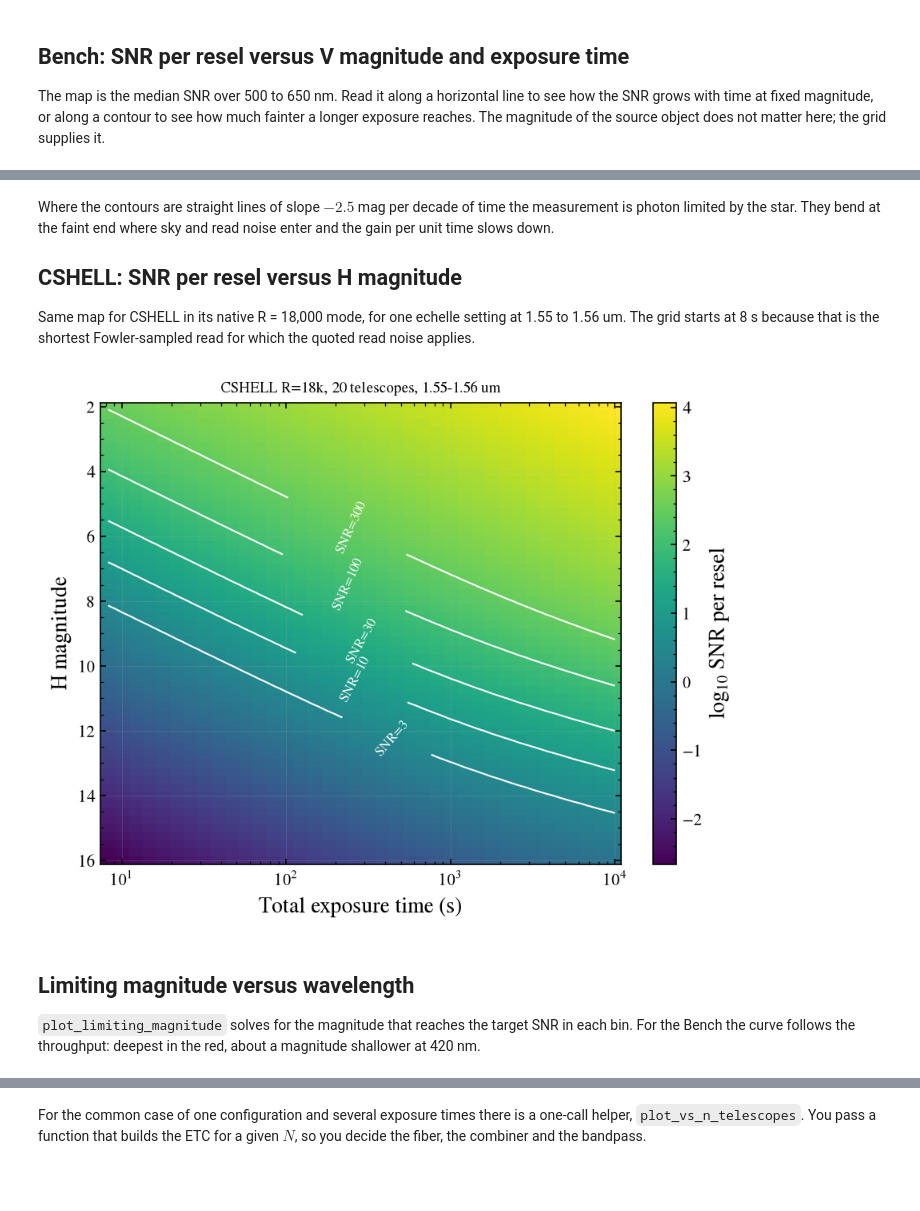
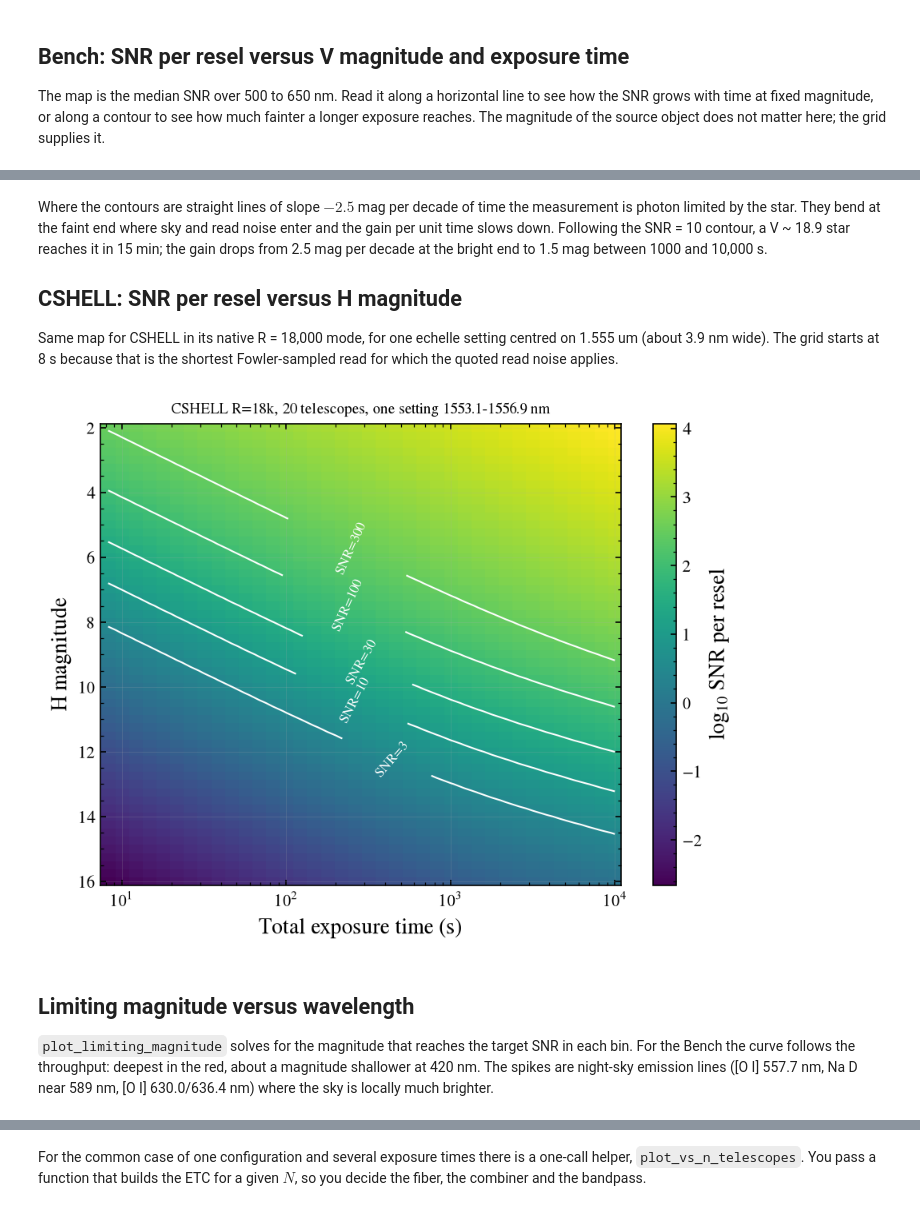
Before and after one commit to schmidt-observatories/lfast-etc, a Jupyter notebook: notebooks/02_sensitivity_maps_and_array_scaling.ipynb, the cells around one changed output, grey strips where cells are left out. Saved outputs shown, nothing was run; the diff lists cells and outputs as text; code cells hidden in the pictures; blank space fills up the shorter version.

```diff
--- a/notebooks/02_sensitivity_maps_and_array_scaling.ipynb
+++ b/notebooks/02_sensitivity_maps_and_array_scaling.ipynb
@@ -33,28 +34,33 @@ plot_snr_map(mags, exps, snr, band="V", title="Bench R~1800, 20 telescopes, medi
 # %% [markdown]
 Where the contours are straight lines of slope $-2.5$ mag per decade of time the measurement is
 photon limited by the star. They bend at the faint end where sky and read noise enter and the gain
-per unit time slows down.
+per unit time slows down. Following the SNR = 10 contour, a V ~ 18.9 star reaches it in 15 min; the
+gain drops from 2.5 mag per decade at the bright end to 1.5 mag between 1000 and 10,000 s.
 
 ## CSHELL: SNR per resel versus H magnitude
 
-Same map for CSHELL in its native R = 18,000 mode, for one echelle setting at 1.55 to 1.56 um.
+Same map for CSHELL in its native R = 18,000 mode, for one echelle setting centred on 1.555 um (about 3.9 nm wide).
 The grid starts at 8 s because that is the shortest Fowler-sampled read for which the quoted
 read noise applies.
 # %%
-cshell = LFASTETC("cshell_r18000", n_telescopes=20, wavelength_min_nm=1550, wavelength_max_nm=1560)
+cs = Instrument.from_preset("cshell_r18000")
+lo, hi = cs.setting_window(1555.0)               # one echelle setting (free spectral range ~2.5e-3 lambda)
+cshell = LFASTETC(cs, n_telescopes=20, wavelength_min_nm=lo, wavelength_max_nm=hi)
 kstar = Source.blackbody(4500, mag=0, band="H")
 mags_h = np.linspace(2, 16, 57)
 exps_h = exps[exps >= cshell.instrument.min_exptime]
-snr_h = cshell.snr_grid(kstar, mags_h, exps_h, wavelength=(1550, 1560))
+snr_h = cshell.snr_grid(kstar, mags_h, exps_h, wavelength=(lo, hi))
 plot_snr_map(mags_h, exps_h, snr_h, band="H", levels=(3, 10, 30, 100, 300),
-             title="CSHELL R=18k, 20 telescopes, 1.55-1.56 um");
+             title=f"CSHELL R=18k, 20 telescopes, one setting {lo:.1f}-{hi:.1f} nm");
 # %% [output]
-[figure, old version]
+[figure, new version]
 # %% [markdown]
 ## Limiting magnitude versus wavelength
 
 `plot_limiting_magnitude` solves for the magnitude that reaches the target SNR in each bin. For the
 Bench the curve follows the throughput: deepest in the red, about a magnitude shallower at 420 nm.
+The spikes are night-sky emission lines ([O I] 557.7 nm, Na D near 589 nm, [O I] 630.0/636.4 nm)
+where the sky is locally much brighter.
 # %%
 fig, ax = plt.subplots(figsize=(9, 4))
 plot_limiting_magnitude(bench, gstar, exptimes=[60, 600, 3600], snr=10, ax=ax)
```
Also changed, not shown: parts of 11 cells of this notebook, 4 other files.
